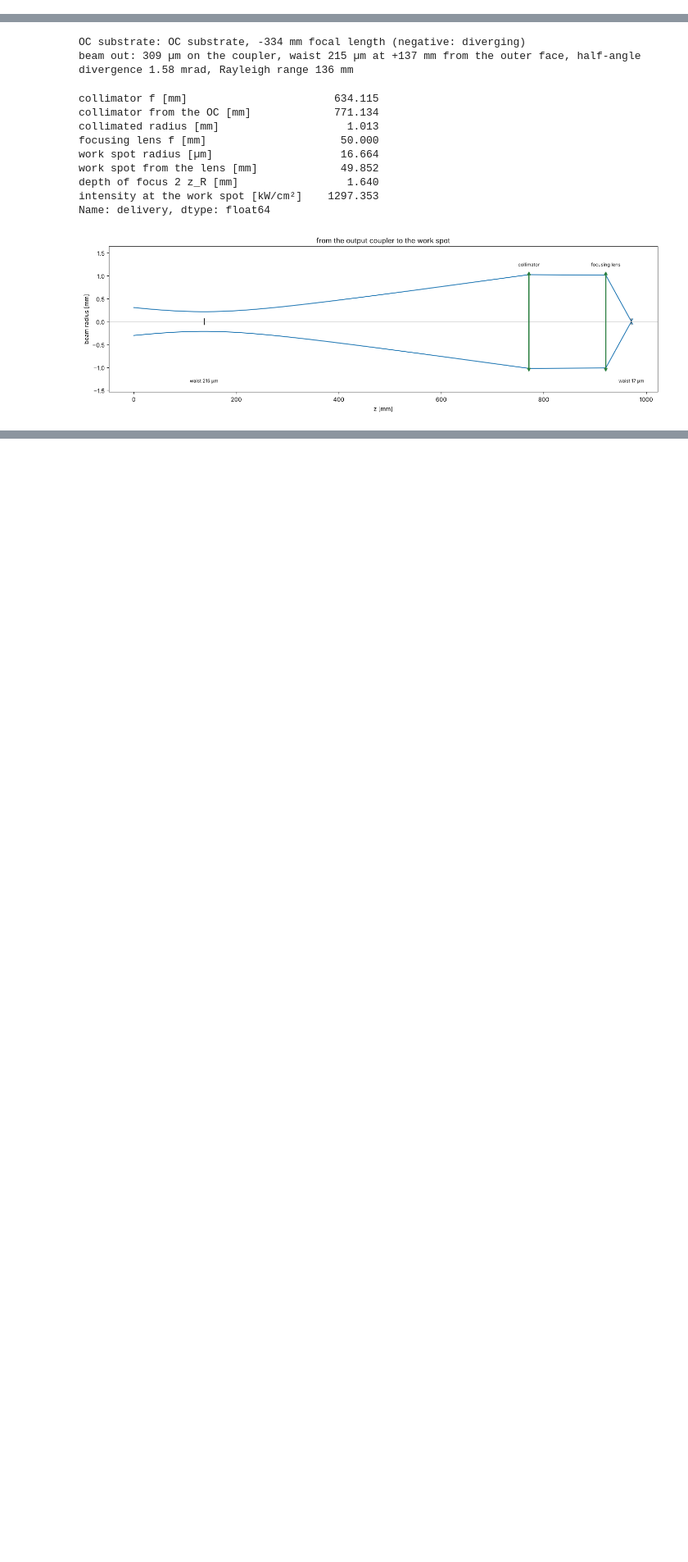
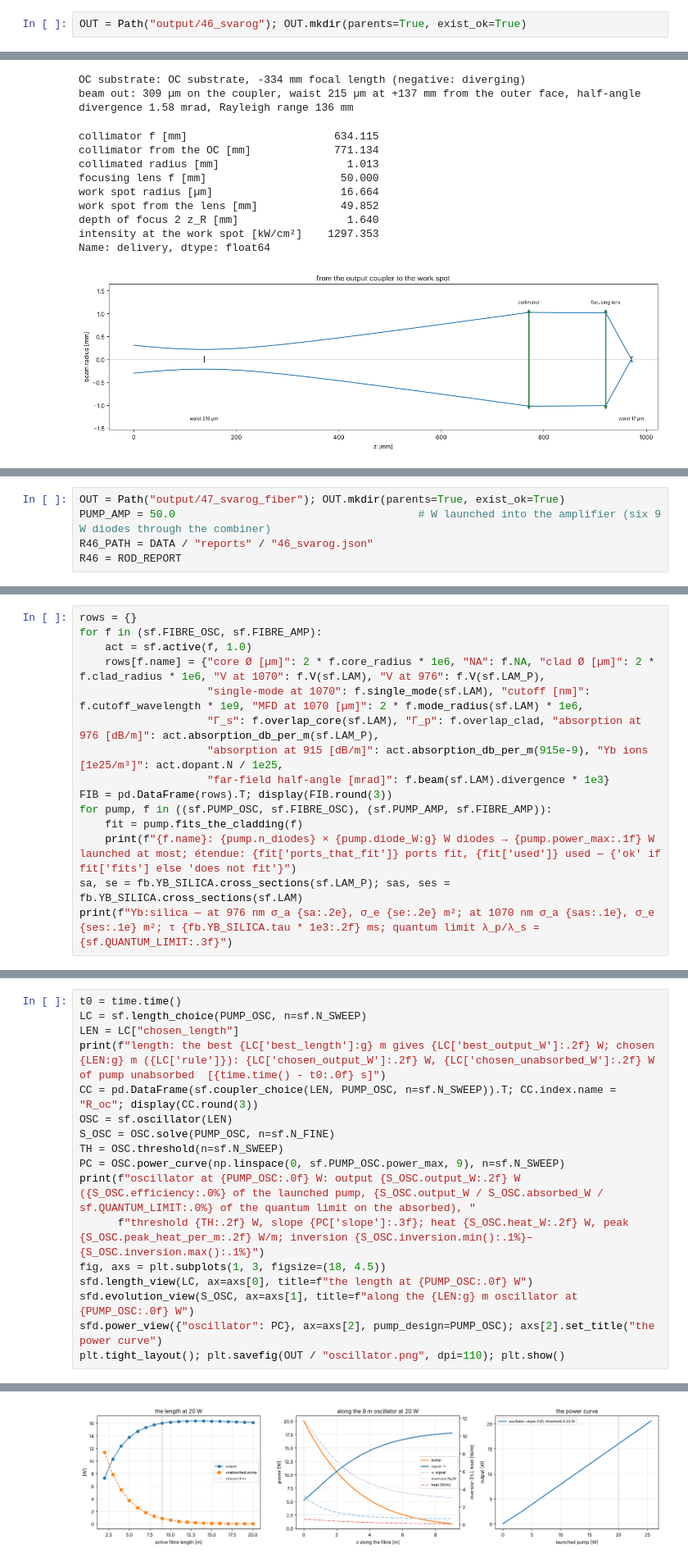
Before and after one commit to technolog-spectrumai/vegeta, a Jupyter notebook: notebooks/46_svarog.ipynb, the cells around one changed output, grey strips where cells are left out. Shown at 82% size. Cells and saved outputs as stored; diff of their text form; blank space fills up the shorter version.

```diff
--- a/notebooks/46_svarog.ipynb
+++ b/notebooks/46_svarog.ipynb
@@ -42 +59,3 @@ PUMP_DESIGN = 20.0                                  # W incident on the rod: the
+# %%
+OUT = Path("output/46_svarog"); OUT.mkdir(parents=True, exist_ok=True)
 # %% [markdown]
@@ -338,0 +388,5 @@ written designs/data/svarog_design.json and designs/data/reports/46_svarog.json
+# %%
+OUT = Path("output/47_svarog_fiber"); OUT.mkdir(parents=True, exist_ok=True)
+PUMP_AMP = 50.0                                      # W launched into the amplifier (six 9 W diodes through the combiner)
+R46_PATH = DATA / "reports" / "46_svarog.json"
+R46 = ROD_REPORT
@@ -338,0 +402,15 @@ written designs/data/svarog_design.json and designs/data/reports/46_svarog.json
+# %%
+rows = {}
+for f in (sf.FIBRE_OSC, sf.FIBRE_AMP):
+    act = sf.active(f, 1.0)
+    rows[f.name] = {"core Ø [µm]": 2 * f.core_radius * 1e6, "NA": f.NA, "clad Ø [µm]": 2 * f.clad_radius * 1e6, "V at 1070": f.V(sf.LAM), "V at 976": f.V(sf.LAM_P),
+                    "single-mode at 1070": f.single_mode(sf.LAM), "cutoff [nm]": f.cutoff_wavelength * 1e9, "MFD at 1070 [µm]": 2 * f.mode_radius(sf.LAM) * 1e6,
+                    "Γ_s": f.overlap_core(sf.LAM), "Γ_p": f.overlap_clad, "absorption at 976 [dB/m]": act.absorption_db_per_m(sf.LAM_P),
+                    "absorption at 915 [dB/m]": act.absorption_db_per_m(915e-9), "Yb ions [1e25/m³]": act.dopant.N / 1e25,
+                    "far-field half-angle [mrad]": f.beam(sf.LAM).divergence * 1e3}
+FIB = pd.DataFrame(rows).T; display(FIB.round(3))
+for pump, f in ((sf.PUMP_OSC, sf.FIBRE_OSC), (sf.PUMP_AMP, sf.FIBRE_AMP)):
+    fit = pump.fits_the_cladding(f)
+    print(f"{f.name}: {pump.n_diodes} × {pump.diode_W:g} W diodes → {pump.power_max:.1f} W launched at most; étendue: {fit['ports_that_fit']} ports fit, {fit['used']} used — {'ok' if fit['fits'] else 'does not fit'}")
+sa, se = fb.YB_SILICA.cross_sections(sf.LAM_P); sas, ses = fb.YB_SILICA.cross_sections(sf.LAM)
+print(f"Yb:silica — at 976 nm σ_a {sa:.2e}, σ_e {se:.2e} m²; at 1070 nm σ_a {sas:.1e}, σ_e {ses:.1e} m²; τ {fb.YB_SILICA.tau * 1e3:.2f} ms; quantum limit λ_p/λ_s = {sf.QUANTUM_LIMIT:.3f}")
@@ -338,0 +434,18 @@ written designs/data/svarog_design.json and designs/data/reports/46_svarog.json
+# %%
+t0 = time.time()
+LC = sf.length_choice(PUMP_OSC, n=sf.N_SWEEP)
+LEN = LC["chosen_length"]
+print(f"length: the best {LC['best_length']:g} m gives {LC['best_output_W']:.2f} W; chosen {LEN:g} m ({LC['rule']}): {LC['chosen_output_W']:.2f} W, {LC['chosen_unabsorbed_W']:.2f} W of pump unabsorbed  [{time.time() - t0:.0f} s]")
+CC = pd.DataFrame(sf.coupler_choice(LEN, PUMP_OSC, n=sf.N_SWEEP)).T; CC.index.name = "R_oc"; display(CC.round(3))
+OSC = sf.oscillator(LEN)
+S_OSC = OSC.solve(PUMP_OSC, n=sf.N_FINE)
+TH = OSC.threshold(n=sf.N_SWEEP)
+PC = OSC.power_curve(np.linspace(0, sf.PUMP_OSC.power_max, 9), n=sf.N_SWEEP)
+print(f"oscillator at {PUMP_OSC:.0f} W: output {S_OSC.output_W:.2f} W ({S_OSC.efficiency:.0%} of the launched pump, {S_OSC.output_W / S_OSC.absorbed_W / sf.QUANTUM_LIMIT:.0%} of the quantum limit on the absorbed), "
+      f"threshold {TH:.2f} W, slope {PC['slope']:.3f}; heat {S_OSC.heat_W:.2f} W, peak {S_OSC.peak_heat_per_m:.2f} W/m; inversion {S_OSC.inversion.min():.1%}–{S_OSC.inversion.max():.1%}")
+fig, axs = plt.subplots(1, 3, figsize=(18, 4.5))
+sfd.length_view(LC, ax=axs[0], title=f"the length at {PUMP_OSC:.0f} W")
+sfd.evolution_view(S_OSC, ax=axs[1], title=f"along the {LEN:g} m oscillator at {PUMP_OSC:.0f} W")
+sfd.power_view({"oscillator": PC}, ax=axs[2], pump_design=PUMP_OSC); axs[2].set_title("the power curve")
+plt.tight_layout(); plt.savefig(OUT / "oscillator.png", dpi=110); plt.show()
+# %% [output]
@@ -338,0 +462 @@ written designs/data/svarog_design.json and designs/data/reports/46_svarog.json
+[figure, added]
```
Also changed, not shown: parts of 55 cells of this notebook, 27 other files.
